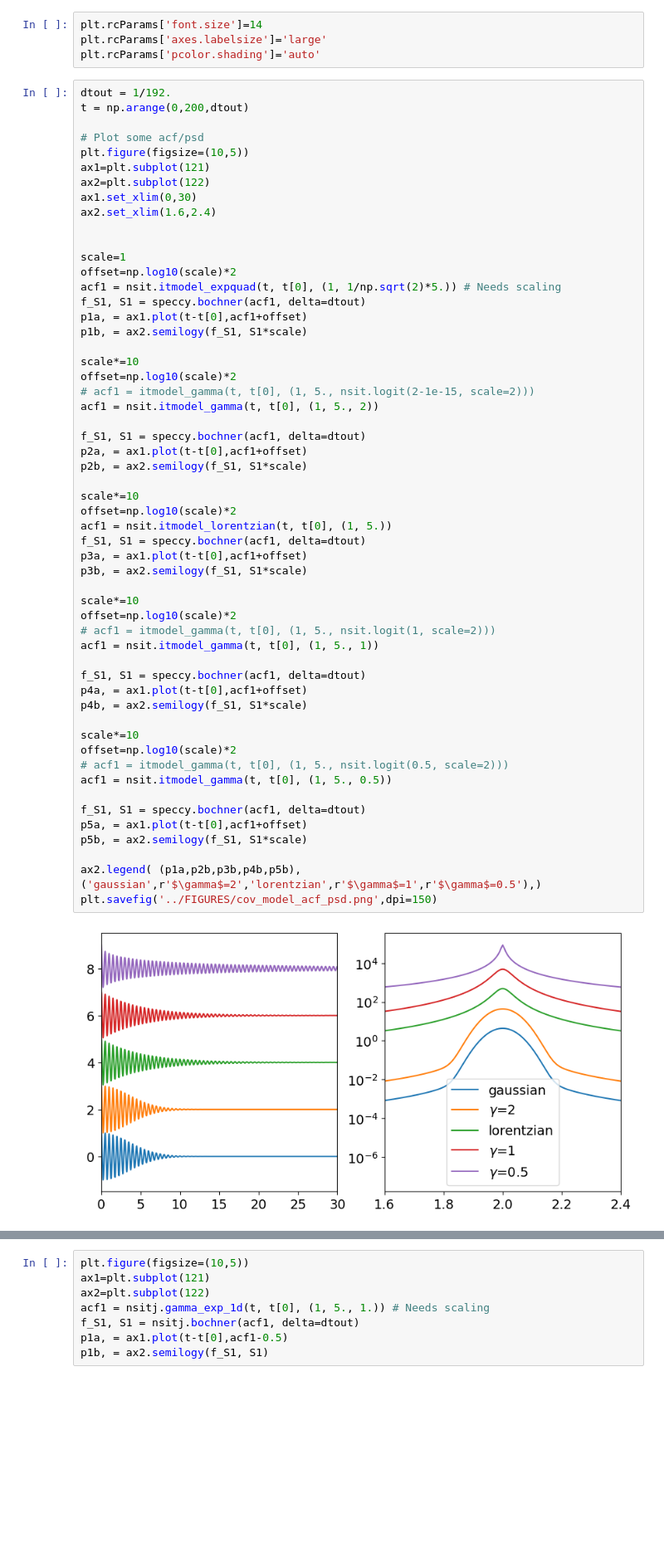
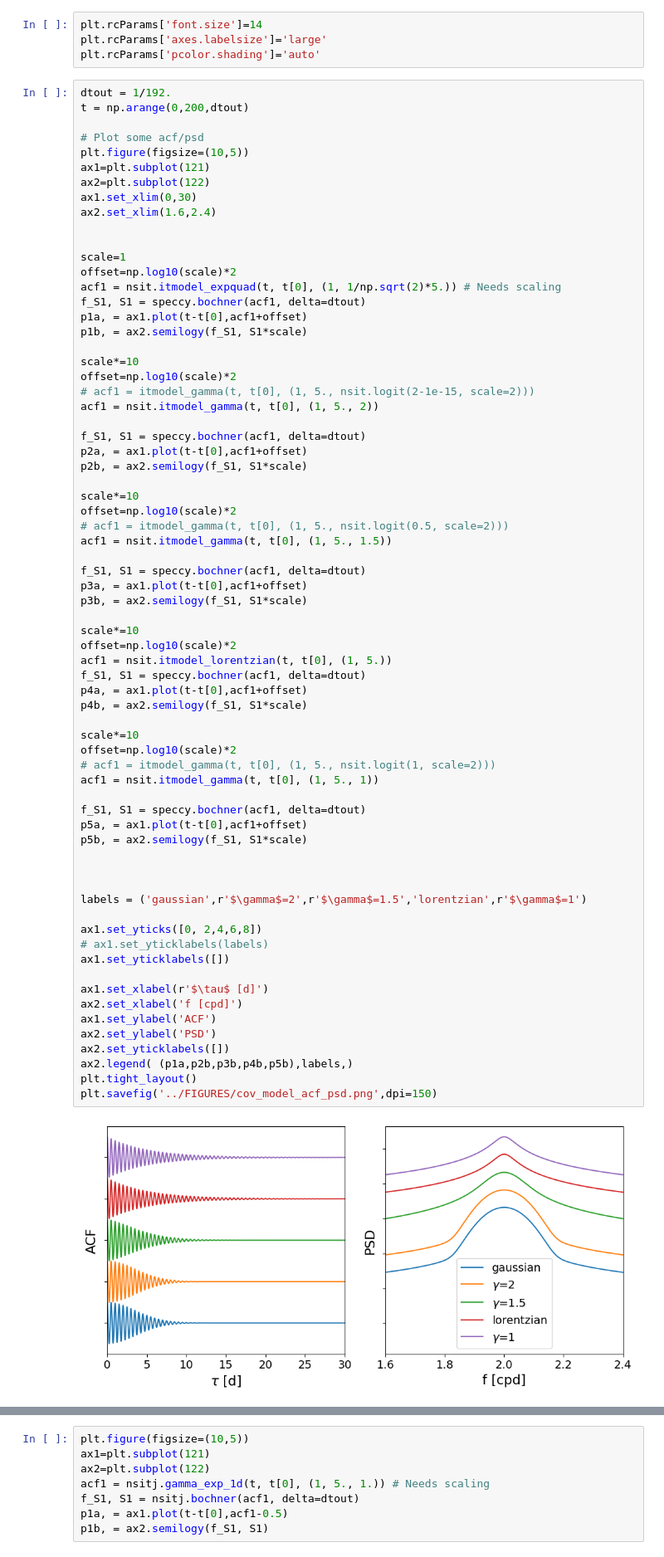
Before and after one commit to mrayson/incoherentitide, a Jupyter notebook: NOTEBOOKS/covariance_model_properties.ipynb, the cells around one changed output, grey strips where cells are left out. Shown at 83% size. Cells and saved outputs as stored; diff of their text form; blank space fills up the shorter version.

Commit message:
updated some paper figure notebooks

```diff
--- a/NOTEBOOKS/covariance_model_properties.ipynb
+++ b/NOTEBOOKS/covariance_model_properties.ipynb
@@ -35,42 +35,56 @@ acf1 = nsit.itmodel_expquad(t, t[0], (1, 1/np.sqrt(2)*5.)) # Needs scaling
 f_S1, S1 = speccy.bochner(acf1, delta=dtout)
 p1a, = ax1.plot(t-t[0],acf1+offset)
 p1b, = ax2.semilogy(f_S1, S1*scale)
 
 scale*=10
 offset=np.log10(scale)*2
 # acf1 = itmodel_gamma(t, t[0], (1, 5., nsit.logit(2-1e-15, scale=2)))
 acf1 = nsit.itmodel_gamma(t, t[0], (1, 5., 2))
 
 f_S1, S1 = speccy.bochner(acf1, delta=dtout)
 p2a, = ax1.plot(t-t[0],acf1+offset)
 p2b, = ax2.semilogy(f_S1, S1*scale)
 
 scale*=10
 offset=np.log10(scale)*2
-acf1 = nsit.itmodel_lorentzian(t, t[0], (1, 5.))
+# acf1 = itmodel_gamma(t, t[0], (1, 5., nsit.logit(0.5, scale=2)))
+acf1 = nsit.itmodel_gamma(t, t[0], (1, 5., 1.5))
+
 f_S1, S1 = speccy.bochner(acf1, delta=dtout)
 p3a, = ax1.plot(t-t[0],acf1+offset)
 p3b, = ax2.semilogy(f_S1, S1*scale)
+
+scale*=10
+offset=np.log10(scale)*2
+acf1 = nsit.itmodel_lorentzian(t, t[0], (1, 5.))
+f_S1, S1 = speccy.bochner(acf1, delta=dtout)
+p4a, = ax1.plot(t-t[0],acf1+offset)
+p4b, = ax2.semilogy(f_S1, S1*scale)
 
 scale*=10
 offset=np.log10(scale)*2
 # acf1 = itmodel_gamma(t, t[0], (1, 5., nsit.logit(1, scale=2)))
 acf1 = nsit.itmodel_gamma(t, t[0], (1, 5., 1))
 
 f_S1, S1 = speccy.bochner(acf1, delta=dtout)
-p4a, = ax1.plot(t-t[0],acf1+offset)
-p4b, = ax2.semilogy(f_S1, S1*scale)
-
-scale*=10
-offset=np.log10(scale)*2
-# acf1 = itmodel_gamma(t, t[0], (1, 5., nsit.logit(0.5, scale=2)))
-acf1 = nsit.itmodel_gamma(t, t[0], (1, 5., 0.5))
-
-f_S1, S1 = speccy.bochner(acf1, delta=dtout)
 p5a, = ax1.plot(t-t[0],acf1+offset)
 p5b, = ax2.semilogy(f_S1, S1*scale)
 
-ax2.legend( (p1a,p2b,p3b,p4b,p5b),('gaussian',r'$\gamma$=2','lorentzian',r'$\gamma$=1',r'$\gamma$=0.5'),)
+
+
+labels = ('gaussian',r'$\gamma$=2',r'$\gamma$=1.5','lorentzian',r'$\gamma$=1')
+
+ax1.set_yticks([0, 2,4,6,8])
+# ax1.set_yticklabels(labels)
+ax1.set_yticklabels([])
+
+ax1.set_xlabel(r'$\tau$ [d]')
+ax2.set_xlabel('f [cpd]')
+ax1.set_ylabel('ACF')
+ax2.set_ylabel('PSD')
+ax2.set_yticklabels([])
+ax2.legend( (p1a,p2b,p3b,p4b,p5b),labels,)
+plt.tight_layout()
 plt.savefig('../FIGURES/cov_model_acf_psd.png',dpi=150)
 # %% [output]
-[figure, old version]
+[figure, new version]
```
Also changed, not shown: parts of 7 cells of this notebook, 2 other files.
